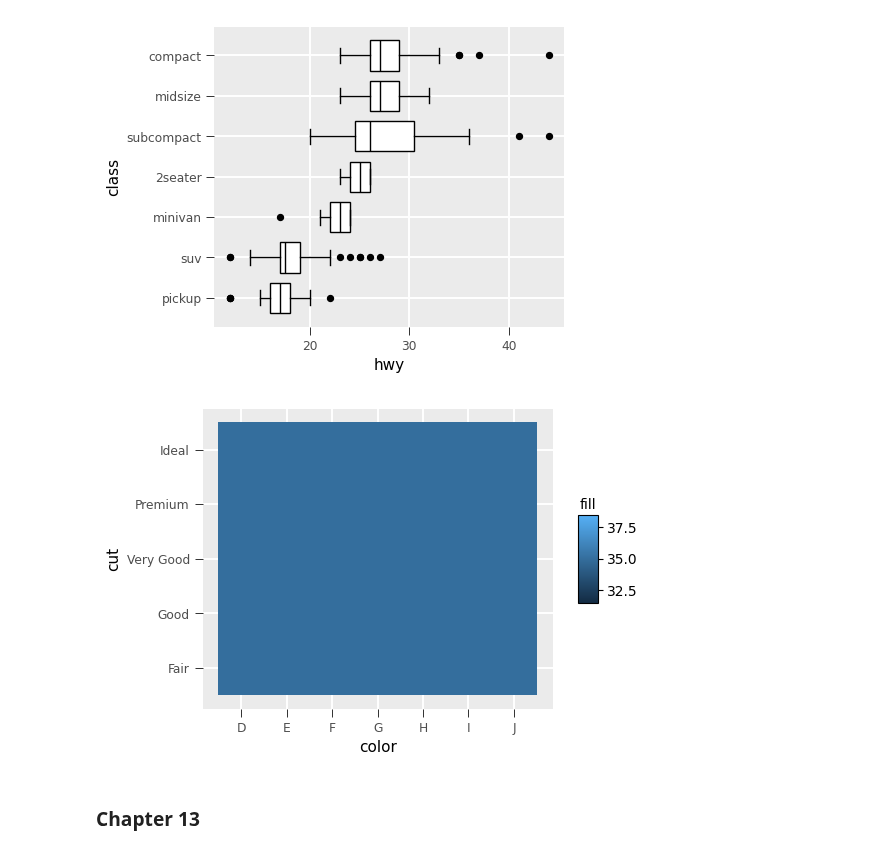
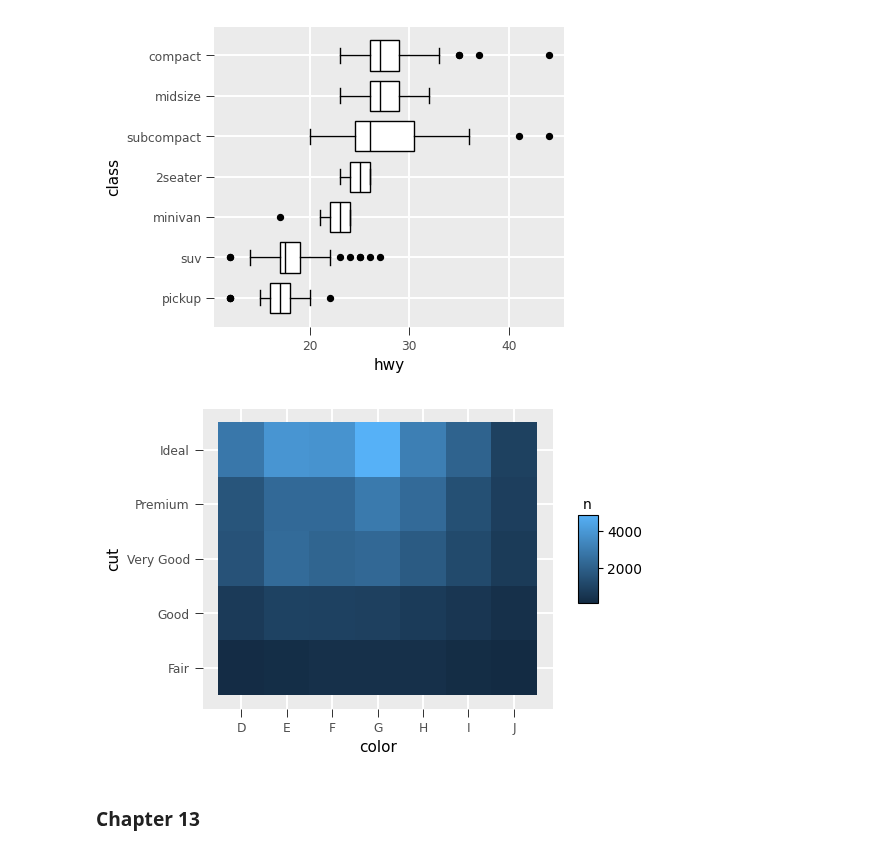
Before and after one commit to huangziwei/hea, a Jupyter notebook: example/books/dataframe.ipynb, the cells around one changed output. Drawn from its saved outputs; the diff is of its cells as text; code cells hidden in the pictures.

```diff
--- a/example/books/dataframe.ipynb
+++ b/example/books/dataframe.ipynb
@@ -1239,9 +1239,9 @@ mpg.ggplot(x="hwy", y=fct_reorder("class", "hwy", "median")).geom_boxplot()
 [figure]
 # %%
 from hea import len
-diamonds.count("color", "cut").ggplot(x="color", y="cut").geom_tile(fill=len())
+diamonds.count("color", "cut").ggplot(x="color", y="cut").geom_tile(fill="n")
 # %% [output]
-[figure, old version]
+[figure, new version]
 # %% [markdown]
 ### Chapter 13
 # %%
```
